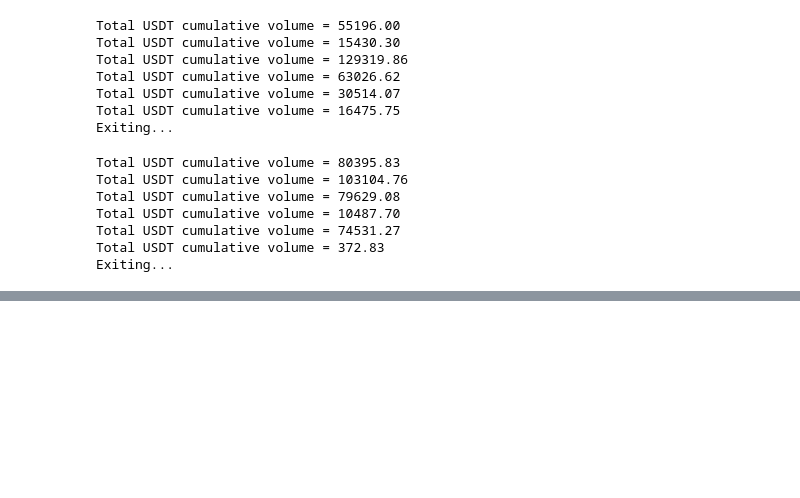
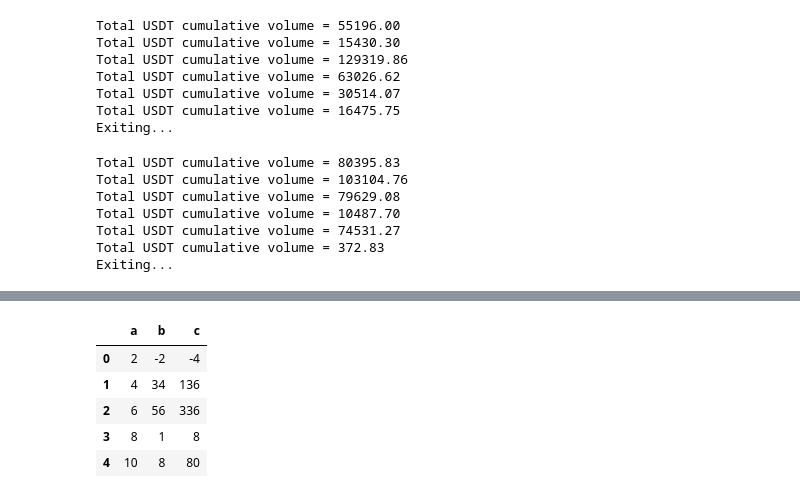
Before and after one commit to ahusson/cours_python, a Jupyter notebook: cours_python_exercices_solution.ipynb, the cells around one changed output, grey strips where cells are left out. Cells and saved outputs as stored; diff of their text form; code cells hidden in the pictures; blank space fills up the shorter version.

```diff
--- a/cours_python_exercices_solution.ipynb
+++ b/cours_python_exercices_solution.ipynb
@@ -2202,0 +2410,12 @@ generate_best_bid_ask_data("BTCUSDT", 60)
+# %%
+# ex 115
+
+df["c"] = df["a"] * df["b"]
+df
+# %% [output]
+|  | a | b | c |
+| 0 | 2 | -2 | -4 |
+| 1 | 4 | 34 | 136 |
+| 2 | 6 | 56 | 336 |
+| 3 | 8 | 1 | 8 |
+| 4 | 10 | 8 | 80 |
```
Also changed, not shown: parts of 17 cells of this notebook.
